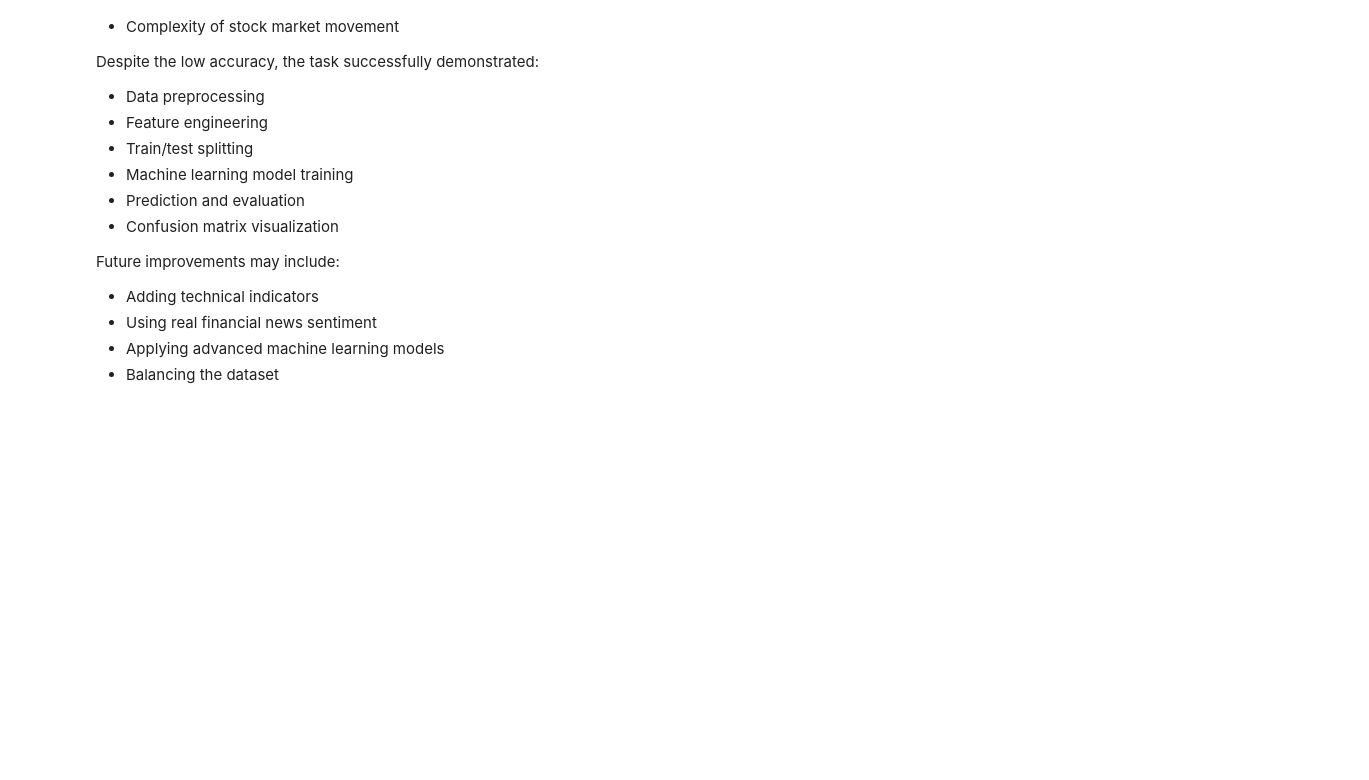
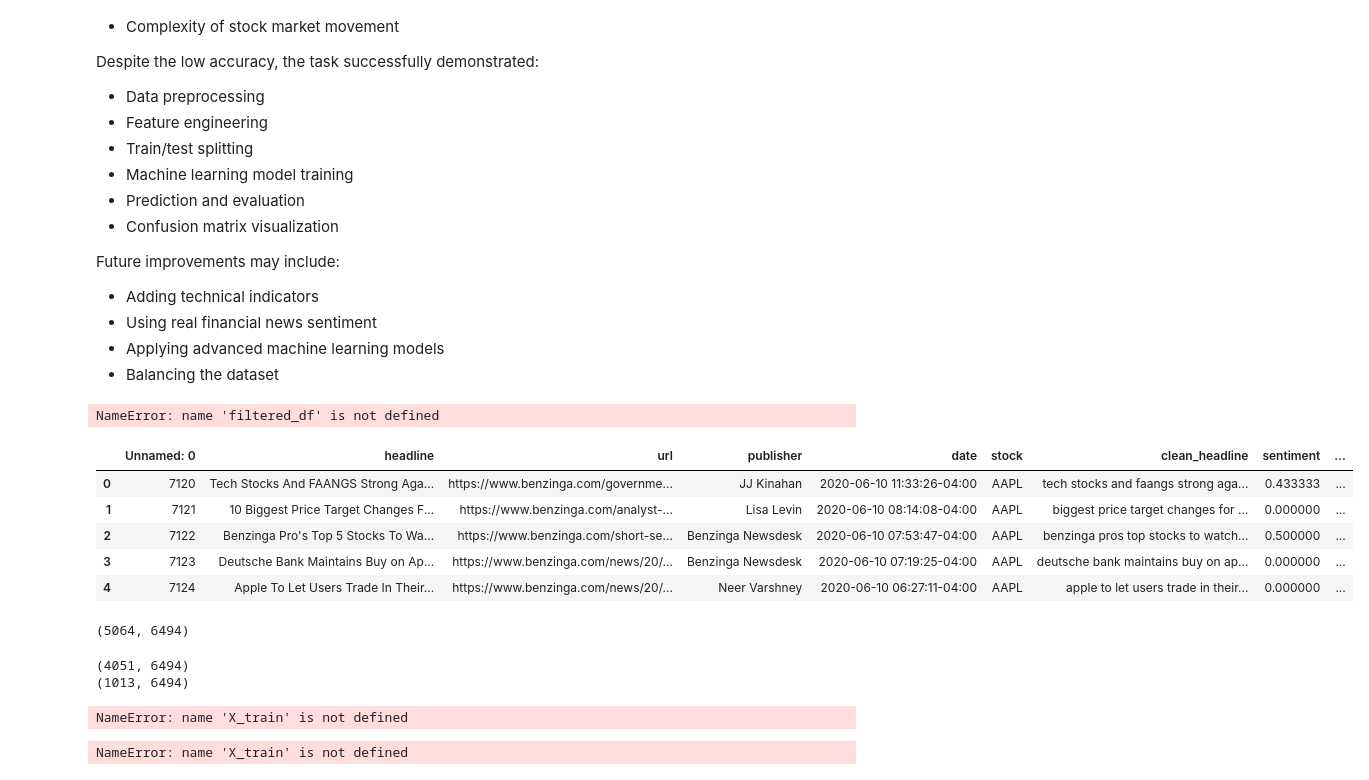
Before and after one commit to kenenit/news-sentiment-analysis-v2, a Jupyter notebook: notebooks/task3_machine_learning.ipynb, the cells around one changed output. Cells and saved outputs as stored; diff of their text form; code cells hidden in the pictures; blank space fills up the shorter version.

```diff
--- a/notebooks/task3_machine_learning.ipynb
+++ b/notebooks/task3_machine_learning.ipynb
@@ -173,0 +179,19 @@ Future improvements may include:
+# %%
+X = filtered_df["clean_headline"]
+
+y = filtered_df["sentiment_label"]
+# %% [output]
+NameError: name 'filtered_df' is not defined
+# %%
+import pandas as pd
+
+filtered_df = pd.read_csv("../data/processed/aapl_sentiment.csv")
+
+filtered_df.head()
+# %% [output]
+|  | Unnamed: 0 | headline | url | publisher | date | stock | clean_headline | sentiment | ... |
+| 0 | 7120 | Tech Stocks And FAANGS Strong Aga... | https://www.benzinga.com/governme... | JJ Kinahan | 2020-06-10 11:33:26-04:00 | AAPL | tech stocks and faangs strong aga... | 0.433333 | ... |
+| 1 | 7121 | 10 Biggest Price Target Changes F... | https://www.benzinga.com/analyst-... | Lisa Levin | 2020-06-10 08:14:08-04:00 | AAPL | biggest price target changes for ... | 0.000000 | ... |
+| 2 | 7122 | Benzinga Pro's Top 5 Stocks To Wa... | https://www.benzinga.com/short-se... | Benzinga Newsdesk | 2020-06-10 07:53:47-04:00 | AAPL | benzinga pros top stocks to watch... | 0.500000 | ... |
+| 3 | 7123 | Deutsche Bank Maintains Buy on Ap... | https://www.benzinga.com/news/20/... | Benzinga Newsdesk | 2020-06-10 07:19:25-04:00 | AAPL | deutsche bank maintains buy on ap... | 0.000000 | ... |
+| 4 | 7124 | Apple To Let Users Trade In Their... | https://www.benzinga.com/news/20/... | Neer Varshney | 2020-06-10 06:27:11-04:00 | AAPL | apple to let users trade in their... | 0.000000 | ... |
@@ -173,0 +202,29 @@ Future improvements may include:
+# %%
+vectorizer = TfidfVectorizer(stop_words="english")
+
+X_tfidf = vectorizer.fit_transform(X)
+
+print(X_tfidf.shape)
+# %% [output]
+(5064, 6494)
+# %%
+X_train, X_test, y_train, y_test = train_test_split(
+    X_tfidf,
+    y,
+    test_size=0.2,
+    random_state=42
+)
+
+print(X_train.shape)
+print(X_test.shape)
+# %% [output]
+(4051, 6494)
+(1013, 6494)
+# %%
+model = LogisticRegression(max_iter=1000)
+
+model.fit(X_train, y_train)
+
+print("Model trained successfully!")
+# %% [output]
+NameError: name 'X_train' is not defined
@@ -173,0 +233,8 @@ Future improvements may include:
+# %%
+model = LogisticRegression(max_iter=1000)
+
+model.fit(X_train, y_train)
+
+print("Model trained successfully!")
+# %% [output]
+NameError: name 'X_train' is not defined
```
Also changed, not shown: parts of 8 cells of this notebook, 1 other file.
